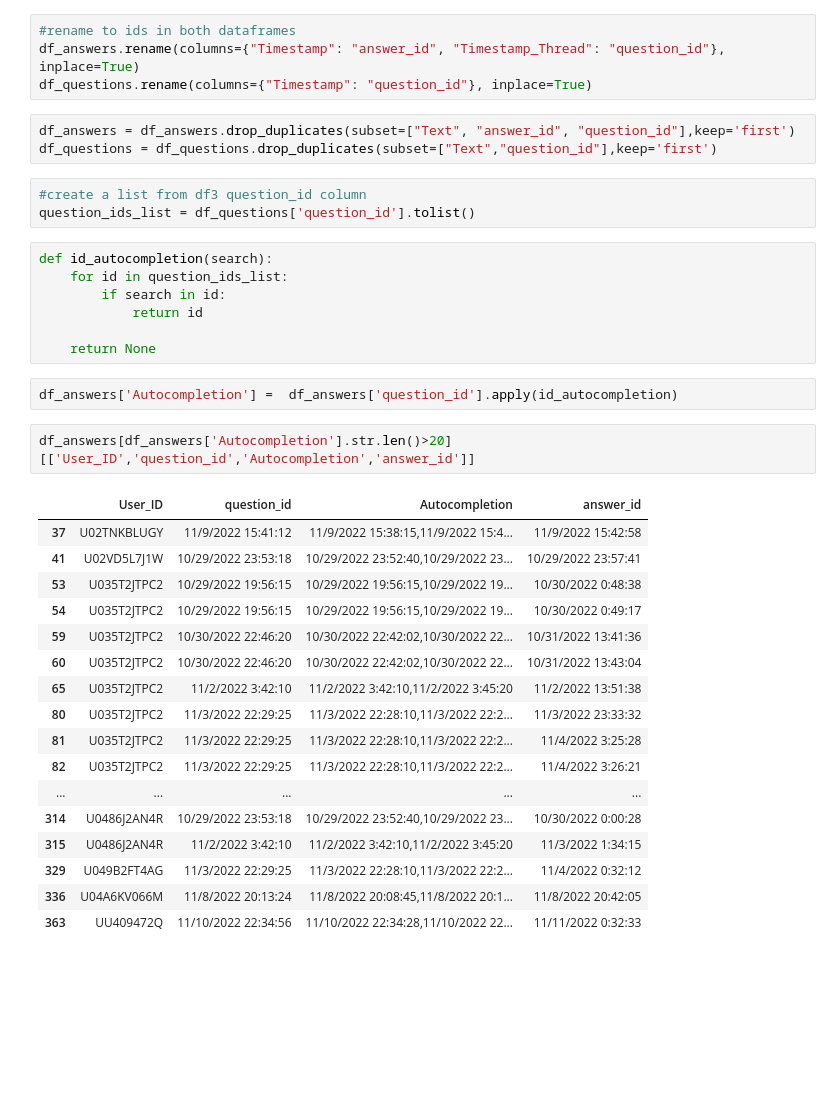
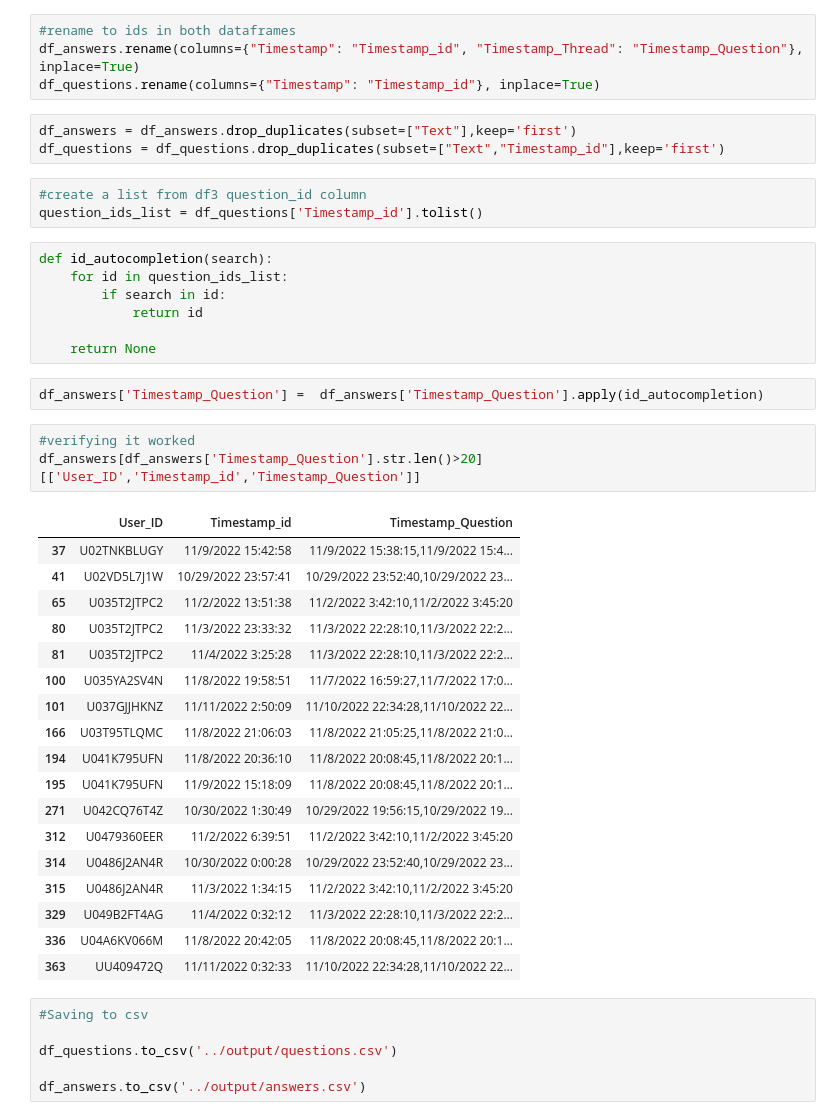
Before and after one commit to breatheco-de/dataflow-project-events, a Jupyter notebook: notebooks/draft_cleaning_notebook.ipynb, the cells around one changed output. Saved outputs shown, nothing was run; the diff lists cells and outputs as text; blank space fills up the shorter version.

Commit message:
small fix to drops

```diff
--- a/notebooks/draft_cleaning_notebook.ipynb
+++ b/notebooks/draft_cleaning_notebook.ipynb
@@ -226,14 +226,14 @@ df_questions.dropna(axis=1, how='all', inplace=True)
 df_questions['Timestamp'] = df_questions.groupby(['messageId'])['Timestamp'].transform(lambda x : ','.join(map(str, x)))
 # %%
 #rename to ids in both dataframes
-df_answers.rename(columns={"Timestamp": "answer_id", "Timestamp_Thread": "question_id"}, inplace=True)
-df_questions.rename(columns={"Timestamp": "question_id"}, inplace=True)
+df_answers.rename(columns={"Timestamp": "Timestamp_id", "Timestamp_Thread": "Timestamp_Question"}, inplace=True)
+df_questions.rename(columns={"Timestamp": "Timestamp_id"}, inplace=True)
 # %%
-df_answers = df_answers.drop_duplicates(subset=["Text", "answer_id", "question_id"],keep='first')
-df_questions = df_questions.drop_duplicates(subset=["Text","question_id"],keep='first')
+df_answers = df_answers.drop_duplicates(subset=["Text"],keep='first')
+df_questions = df_questions.drop_duplicates(subset=["Text","Timestamp_id"],keep='first')
 # %%
 #create a list from df3 question_id column
-question_ids_list = df_questions['question_id'].tolist()
+question_ids_list = df_questions['Timestamp_id'].tolist()
 # %%
 def id_autocompletion(search):
     for id in question_ids_list:
@@ -242,24 +242,32 @@ def id_autocompletion(search):
 
     return None
 # %%
-df_answers['Autocompletion'] =  df_answers['question_id'].apply(id_autocompletion)
+df_answers['Timestamp_Question'] =  df_answers['Timestamp_Question'].apply(id_autocompletion)
 # %%
-df_answers[df_answers['Autocompletion'].str.len()>20][['User_ID','question_id','Autocompletion','answer_id']]
+#verifying it worked
+df_answers[df_answers['Timestamp_Question'].str.len()>20][['User_ID','Timestamp_id','Timestamp_Question']]
 # %% [output]
-|  | User_ID | question_id | Autocompletion | answer_id |
-| 37 | U02TNKBLUGY | 11/9/2022 15:41:12 | 11/9/2022 15:38:15,11/9/2022 15:4... | 11/9/2022 15:42:58 |
-| 41 | U02VD5L7J1W | 10/29/2022 23:53:18 | 10/29/2022 23:52:40,10/29/2022 23... | 10/29/2022 23:57:41 |
-| 53 | U035T2JTPC2 | 10/29/2022 19:56:15 | 10/29/2022 19:56:15,10/29/2022 19... | 10/30/2022 0:48:38 |
-| 54 | U035T2JTPC2 | 10/29/2022 19:56:15 | 10/29/2022 19:56:15,10/29/2022 19... | 10/30/2022 0:49:17 |
-| 59 | U035T2JTPC2 | 10/30/2022 22:46:20 | 10/30/2022 22:42:02,10/30/2022 22... | 10/31/2022 13:41:36 |
-| 60 | U035T2JTPC2 | 10/30/2022 22:46:20 | 10/30/2022 22:42:02,10/30/2022 22... | 10/31/2022 13:43:04 |
-| 65 | U035T2JTPC2 | 11/2/2022 3:42:10 | 11/2/2022 3:42:10,11/2/2022 3:45:20 | 11/2/2022 13:51:38 |
-| 80 | U035T2JTPC2 | 11/3/2022 22:29:25 | 11/3/2022 22:28:10,11/3/2022 22:2... | 11/3/2022 23:33:32 |
-| 81 | U035T2JTPC2 | 11/3/2022 22:29:25 | 11/3/2022 22:28:10,11/3/2022 22:2... | 11/4/2022 3:25:28 |
-| 82 | U035T2JTPC2 | 11/3/2022 22:29:25 | 11/3/2022 22:28:10,11/3/2022 22:2... | 11/4/2022 3:26:21 |
-| ... | ... | ... | ... | ... |
-| 314 | U0486J2AN4R | 10/29/2022 23:53:18 | 10/29/2022 23:52:40,10/29/2022 23... | 10/30/2022 0:00:28 |
-| 315 | U0486J2AN4R | 11/2/2022 3:42:10 | 11/2/2022 3:42:10,11/2/2022 3:45:20 | 11/3/2022 1:34:15 |
-| 329 | U049B2FT4AG | 11/3/2022 22:29:25 | 11/3/2022 22:28:10,11/3/2022 22:2... | 11/4/2022 0:32:12 |
-| 336 | U04A6KV066M | 11/8/2022 20:13:24 | 11/8/2022 20:08:45,11/8/2022 20:1... | 11/8/2022 20:42:05 |
-| 363 | UU409472Q | 11/10/2022 22:34:56 | 11/10/2022 22:34:28,11/10/2022 22... | 11/11/2022 0:32:33 |
+|  | User_ID | Timestamp_id | Timestamp_Question |
+| 37 | U02TNKBLUGY | 11/9/2022 15:42:58 | 11/9/2022 15:38:15,11/9/2022 15:4... |
+| 41 | U02VD5L7J1W | 10/29/2022 23:57:41 | 10/29/2022 23:52:40,10/29/2022 23... |
+| 65 | U035T2JTPC2 | 11/2/2022 13:51:38 | 11/2/2022 3:42:10,11/2/2022 3:45:20 |
+| 80 | U035T2JTPC2 | 11/3/2022 23:33:32 | 11/3/2022 22:28:10,11/3/2022 22:2... |
+| 81 | U035T2JTPC2 | 11/4/2022 3:25:28 | 11/3/2022 22:28:10,11/3/2022 22:2... |
+| 100 | U035YA2SV4N | 11/8/2022 19:58:51 | 11/7/2022 16:59:27,11/7/2022 17:0... |
+| 101 | U037GJJHKNZ | 11/11/2022 2:50:09 | 11/10/2022 22:34:28,11/10/2022 22... |
+| 166 | U03T95TLQMC | 11/8/2022 21:06:03 | 11/8/2022 21:05:25,11/8/2022 21:0... |
+| 194 | U041K795UFN | 11/8/2022 20:36:10 | 11/8/2022 20:08:45,11/8/2022 20:1... |
+| 195 | U041K795UFN | 11/9/2022 15:18:09 | 11/8/2022 20:08:45,11/8/2022 20:1... |
+| 271 | U042CQ76T4Z | 10/30/2022 1:30:49 | 10/29/2022 19:56:15,10/29/2022 19... |
+| 312 | U0479360EER | 11/2/2022 6:39:51 | 11/2/2022 3:42:10,11/2/2022 3:45:20 |
+| 314 | U0486J2AN4R | 10/30/2022 0:00:28 | 10/29/2022 23:52:40,10/29/2022 23... |
+| 315 | U0486J2AN4R | 11/3/2022 1:34:15 | 11/2/2022 3:42:10,11/2/2022 3:45:20 |
+| 329 | U049B2FT4AG | 11/4/2022 0:32:12 | 11/3/2022 22:28:10,11/3/2022 22:2... |
+| 336 | U04A6KV066M | 11/8/2022 20:42:05 | 11/8/2022 20:08:45,11/8/2022 20:1... |
+| 363 | UU409472Q | 11/11/2022 0:32:33 | 11/10/2022 22:34:28,11/10/2022 22... |
+# %%
+#Saving to csv
+
+df_questions.to_csv('../output/questions.csv')
+
+df_answers.to_csv('../output/answers.csv')
```
Also changed, not shown: parts of 1 cell of this notebook.
